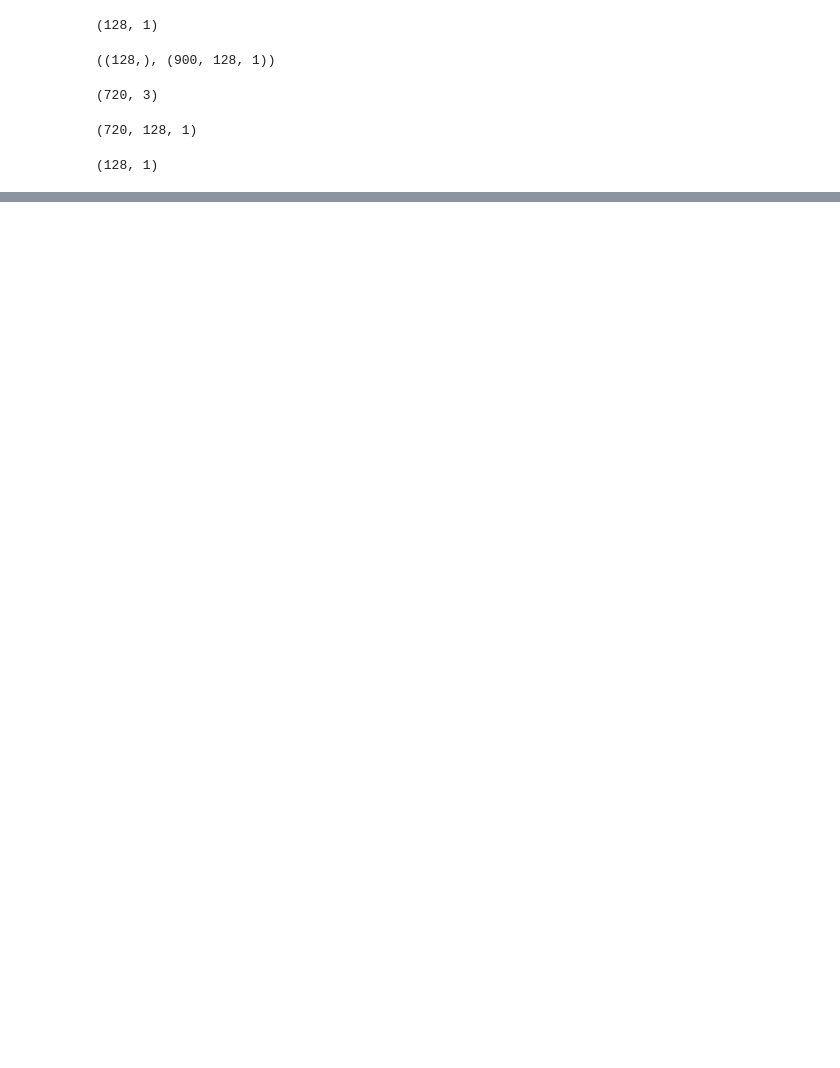
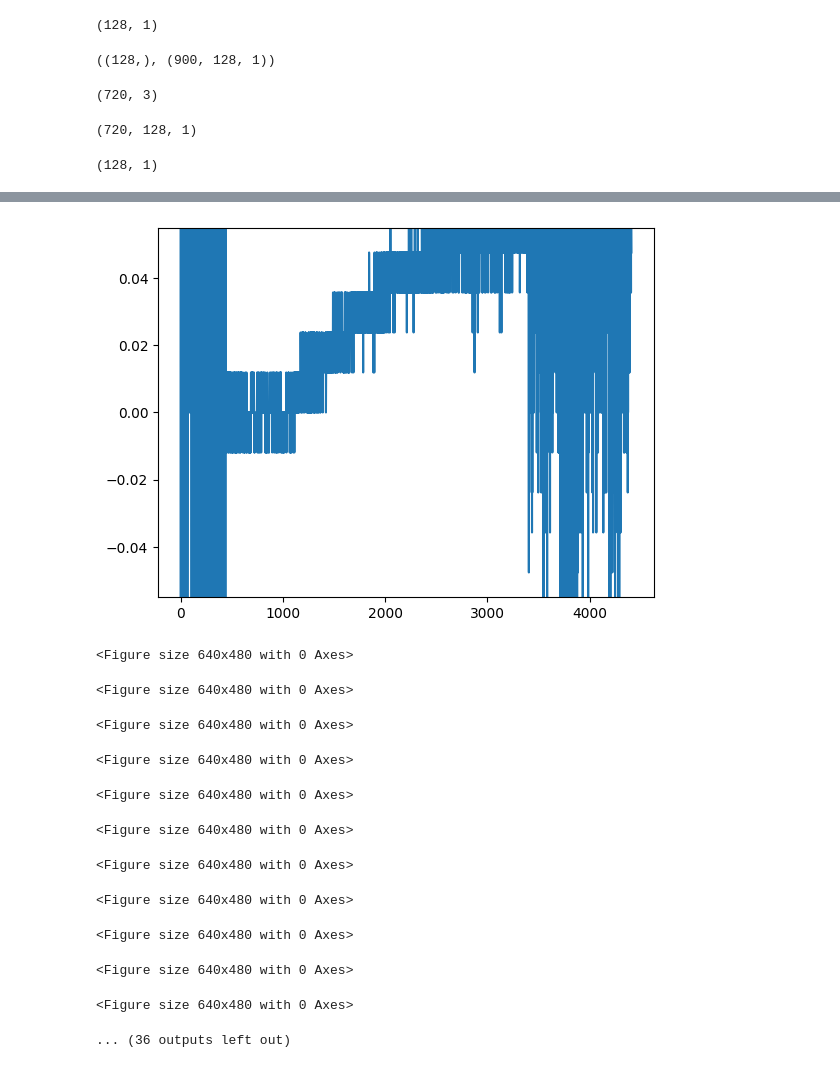
Before and after one commit to Bassem-2000/Voice-Classification, a Jupyter notebook: Untitled.ipynb, the cells around one changed output, grey strips where cells are left out. Saved outputs shown, nothing was run; the diff lists cells and outputs as text; code cells hidden in the pictures; blank space fills up the shorter version.

```diff
--- a/Untitled.ipynb
+++ b/Untitled.ipynb
@@ -328,0 +274,4 @@ np.argmax(model.predict(data))
+# %%
+path =r"C:\Users\user\OneDrive - Delta Academy for Science\Desktop\WhatsApp Audio 2023-05-16 at 17.12.49.waptt.opus"
+path1 = '4444.mp3'
+Audio(path)
@@ -329,7 +280,7 @@ np.argmax(model.predict(data))
 # %%
 # x_ = load_data('Ahemd Abdelhady/4444.mp3')
 # x_ = np.expand_dims(x_, axis = [1, -1])
-y, sr = librosa.load(r"C:\Users\user\OneDrive - Delta Academy for Science\Desktop\WhatsApp Audio 2023-05-14 at 16.17.17.waptt.opus", duration=226)
+y, sr = librosa.load(path, duration=226)
 data = librosa.util.normalize(y)
 data = librosa.util.fix_length(data= data, size=sr)
 spec = librosa.feature.melspectrogram(y=data, sr=sr, hop_length=512, fmax=8000)
@@ -337,6 +288,6 @@ spec_db = librosa.power_to_db(spec, ref= np.max)
 x_ = np.mean(spec_db.T, axis=0)
 x_ = np.expand_dims(x_, axis =  1)
 x_ = np.expand_dims(x_, axis =  0)
-np.argmax(model.predict(x_))
+classes[np.argmax(model.predict(x_))]
 # x_.shape
 # %% [output]
@@ -794,0 +475,54 @@ glob.glob(r"F:\ai\Audio Mnist\archive\data/*")[0].split('_')[-1]
+# %%
+import pyaudio
+import numpy as np
+import matplotlib.pyplot as plt
+
+# Define the audio sampling parameters
+FORMAT = pyaudio.paInt16
+CHANNELS = 1
+RATE = 44100
+DURATION = 0.1 # 100 ms
+CHUNKSIZE = int(RATE * DURATION)
+
+# Create a Pyaudio stream for capturing audio from the microphone
+p = pyaudio.PyAudio()
+stream = p.open(format=FORMAT, channels=CHANNELS, rate=RATE,
+                input=True, frames_per_buffer=CHUNKSIZE)
+
+# Create a buffer for storing the audio data
+buffer = np.zeros(CHUNKSIZE)
+
+# Create a figure and axis for displaying the waveform plot
+fig, ax = plt.subplots()
+line, = ax.plot(buffer)
+
+# Read and process audio data in real-time
+while True:
+    data = stream.read(CHUNKSIZE)
+    buffer = np.frombuffer(data, dtype=np.int16)
+    buffer = buffer / np.max(np.abs(buffer))
+    line.set_ydata(buffer)
+    plt.draw()
+    plt.pause(0.001)
+
+# Stop the audio stream and close the Pyaudio object
+stream.stop_stream()
+stream.close()
+p.terminate()
+
+# Show the waveform plot
+plt.show()
+# %% [output]
+[figure, added]
+<Figure size 640x480 with 0 Axes>
+<Figure size 640x480 with 0 Axes>
+<Figure size 640x480 with 0 Axes>
+<Figure size 640x480 with 0 Axes>
+<Figure size 640x480 with 0 Axes>
+<Figure size 640x480 with 0 Axes>
+<Figure size 640x480 with 0 Axes>
+<Figure size 640x480 with 0 Axes>
+<Figure size 640x480 with 0 Axes>
+<Figure size 640x480 with 0 Axes>
+<Figure size 640x480 with 0 Axes>
+... (36 outputs left out)
```
Also changed, not shown: parts of 41 cells of this notebook.
